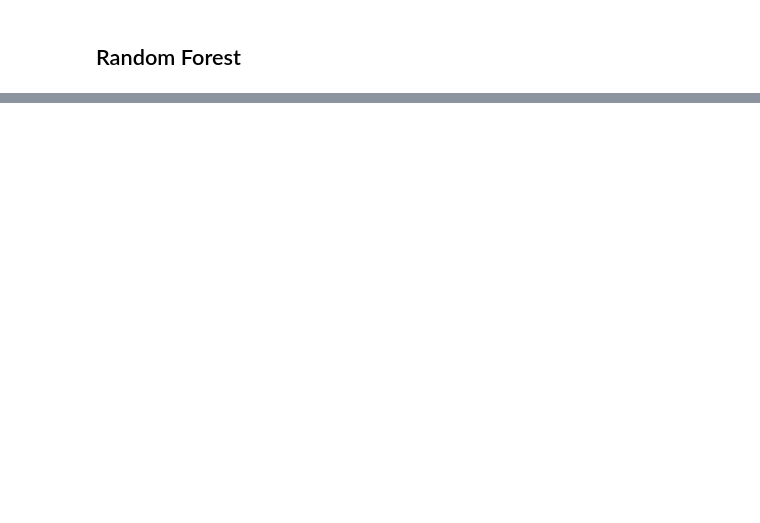
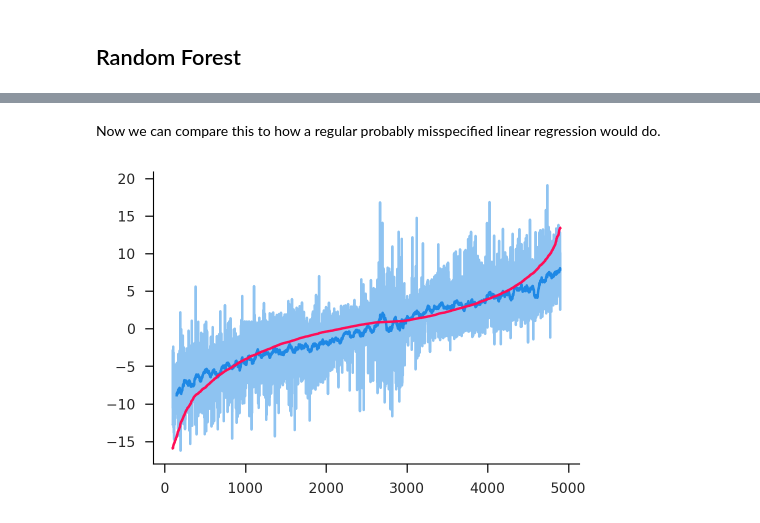
Before and after one commit to iamlemec/grad_code, a Jupyter notebook: lecture_3.ipynb, the cells around one changed output, grey strips where cells are left out. Drawn from its saved outputs; the diff is of its cells as text; code cells hidden in the pictures; blank space fills up the shorter version.

```diff
--- a/lecture_3.ipynb
+++ b/lecture_3.ipynb
@@ -222,0 +249,7 @@ ax.axis('square');
+# %% [markdown]
+Now we can compare this to how a regular probably misspecified linear regression would do.
+# %%
+retrf1 = fr.ols(y=R.y, x=I+R.x1+R.x2+C.id1, data=datarf, output='dict')
+visual.plot_predict(datarf['y'], retrf1['y_hat'], clip=100, smooth=50)
+# %% [output]
+[figure, added]
```
Also changed, not shown: parts of 29 cells of this notebook, 2 other files.
